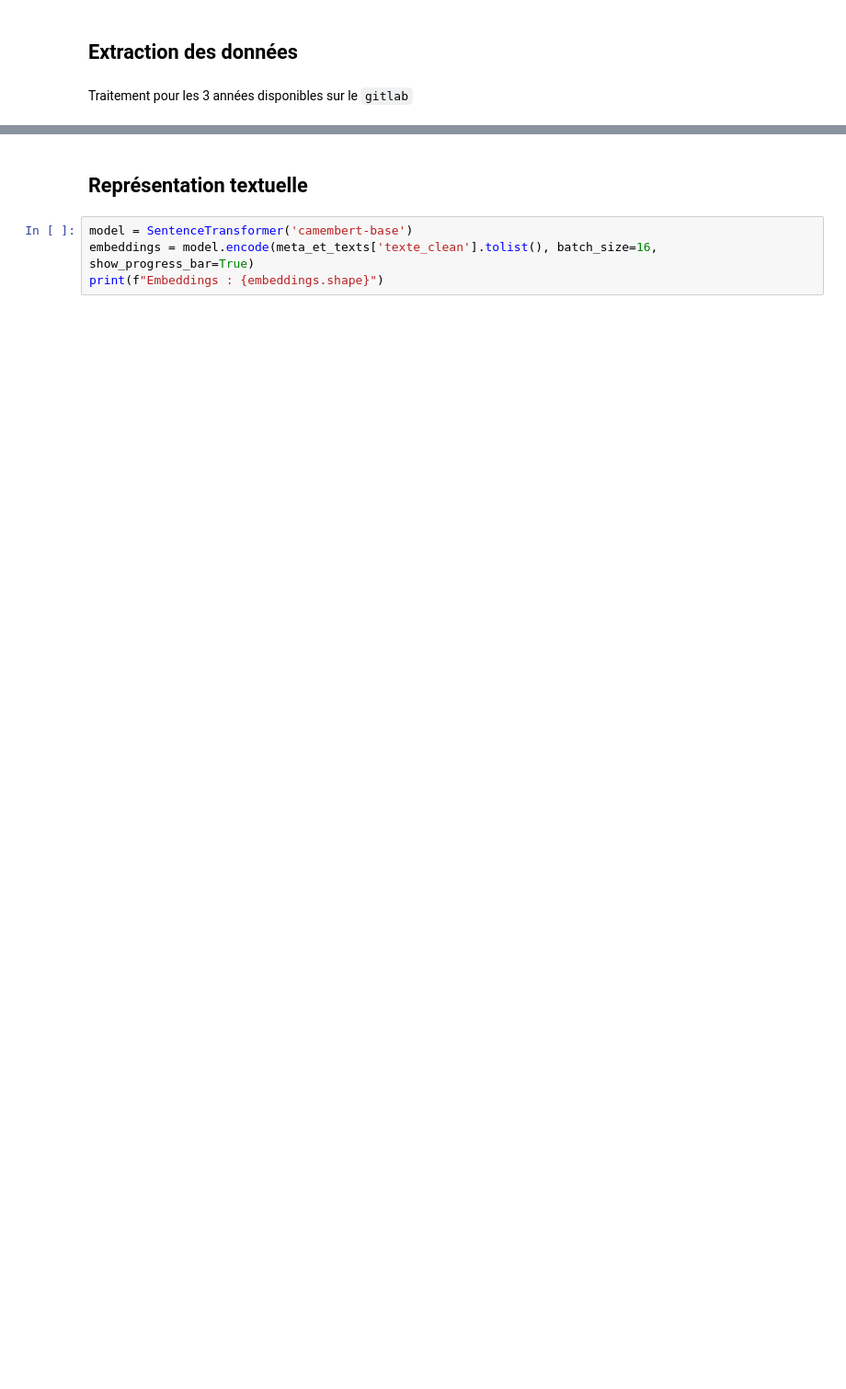
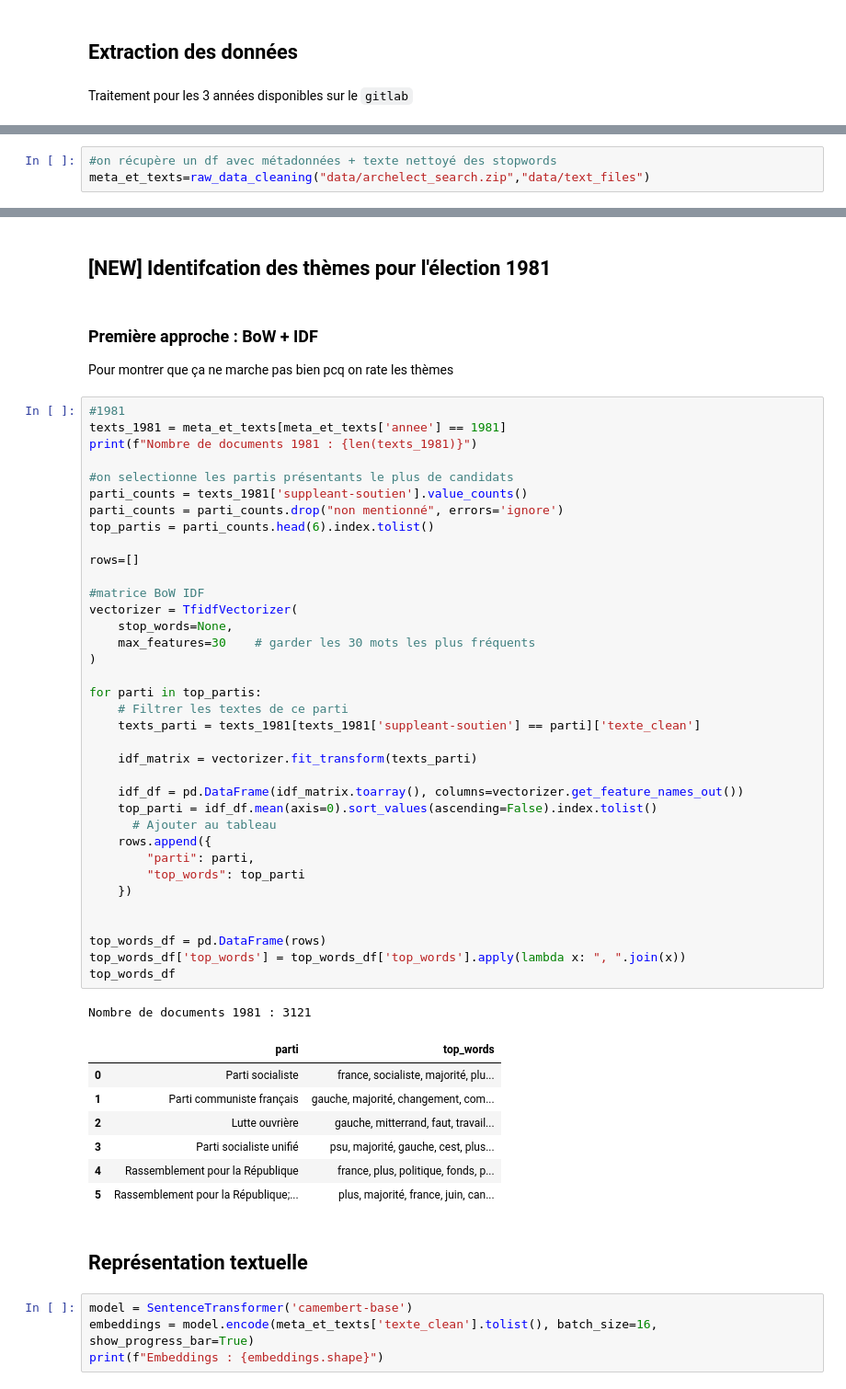
Before and after one commit to CaroLebrun/NLP_3A, a Jupyter notebook: main.ipynb, the cells around one changed output, grey strips where cells are left out. Shown at 92% size. Drawn from its saved outputs; the diff is of its cells as text; blank space fills up the shorter version.

Commit message:
Ajout de BoW IDF pour 1981

```diff
--- a/main.ipynb
+++ b/main.ipynb
@@ -74,0 +20,3 @@ Dataset chargé : 3182 lignes
+# %%
+#on récupère un df avec métadonnées + texte nettoyé des stopwords
+meta_et_texts=raw_data_cleaning("data/archelect_search.zip","data/text_files")
@@ -75,3 +46,54 @@ Dataset chargé : 3182 lignes
+# %% [markdown]
+## [NEW] Identifcation des thèmes pour l'élection 1981
+# %% [markdown]
+### Première approche : BoW + IDF
+
+Pour montrer que ça ne marche pas bien pcq on rate les thèmes
+# %%
+#1981
+texts_1981 = meta_et_texts[meta_et_texts['annee'] == 1981]
+print(f"Nombre de documents 1981 : {len(texts_1981)}")
+
+#on selectionne les partis présentants le plus de candidats
+parti_counts = texts_1981['suppleant-soutien'].value_counts()
+parti_counts = parti_counts.drop("non mentionné", errors='ignore')
+top_partis = parti_counts.head(6).index.tolist()
+
+rows=[]
+
+#matrice BoW IDF
+vectorizer = TfidfVectorizer(
+    stop_words=None,
+    max_features=30    # garder les 30 mots les plus fréquents
+)
+
+for parti in top_partis:
+    # Filtrer les textes de ce parti
+    texts_parti = texts_1981[texts_1981['suppleant-soutien'] == parti]['texte_clean']
+
+    idf_matrix = vectorizer.fit_transform(texts_parti)
+
+    idf_df = pd.DataFrame(idf_matrix.toarray(), columns=vectorizer.get_feature_names_out())
+    top_parti = idf_df.mean(axis=0).sort_values(ascending=False).index.tolist()
+      # Ajouter au tableau
+    rows.append({
+        "parti": parti,
+        "top_words": top_parti
+    })
+
+
+top_words_df = pd.DataFrame(rows)
+top_words_df['top_words'] = top_words_df['top_words'].apply(lambda x: ", ".join(x))
+top_words_df
+# %% [output]
+Nombre de documents 1981 : 3121
+|  | parti | top_words |
+| 0 | Parti socialiste | france, socialiste, majorité, plu... |
+| 1 | Parti communiste français | gauche, majorité, changement, com... |
+| 2 | Lutte ouvrière | gauche, mitterrand, faut, travail... |
+| 3 | Parti socialiste unifié | psu, majorité, gauche, cest, plus... |
+| 4 | Rassemblement pour la République | france, plus, politique, fonds, p... |
+| 5 | Rassemblement pour la République;... | plus, majorité, france, juin, can... |
 # %% [markdown]
 ## Représentation textuelle
 # %%
```
Also changed, not shown: parts of 7 cells of this notebook, 15 other files.
